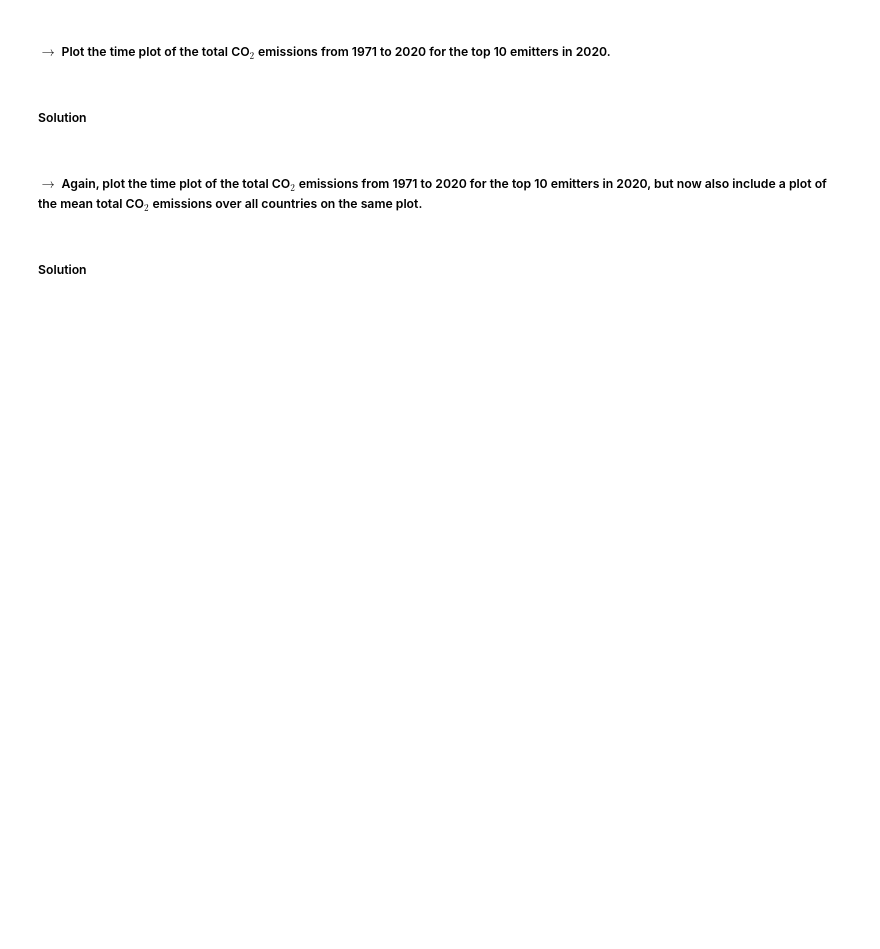
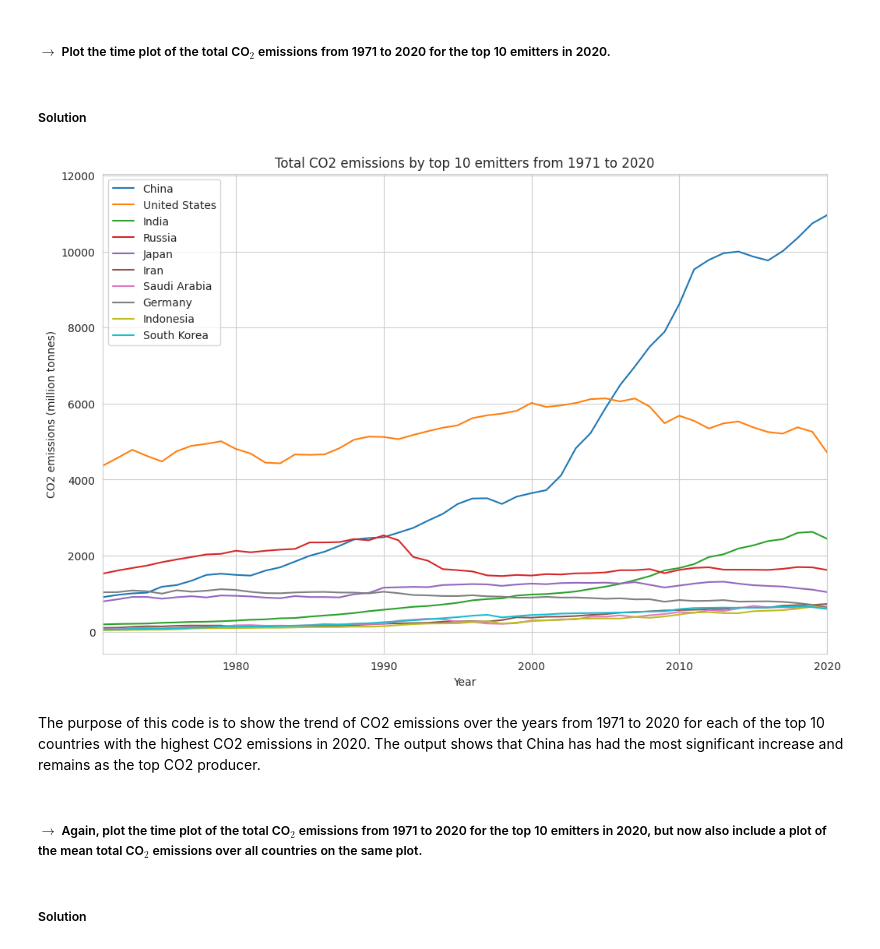
Before and after one commit to kiankhorrami/co2emissions, a Jupyter notebook: Kian_Khorrami_MATH_2315_Lab_1.ipynb, the cells around one changed output. Cells and saved outputs as stored; diff of their text form; code cells hidden in the pictures; blank space fills up the shorter version.

```diff
--- a/Kian_Khorrami_MATH_2315_Lab_1.ipynb
+++ b/Kian_Khorrami_MATH_2315_Lab_1.ipynb
@@ -103,6 +218,26 @@ df.head()
 ##### $\rightarrow$ Plot the time plot of the total CO$_2$ emissions from 1971 to 2020 for the top 10 emitters in 2020.
 # %% [markdown]
 ##### Solution
+# %%
+fig, ax = plt.subplots(figsize=(12, 8))
+
+top_emitters_2020 = df[df['year'] == 2020].sort_values('co2', ascending=False).head(10)
+
+for country in top_emitters_2020['country']:
+    data = df[(df['country'] == country)]
+    total_emissions = data.groupby('year')['co2'].sum()
+    ax.plot(total_emissions.index, total_emissions.values, label=country)
+
+ax.set_xlabel('Year')
+ax.set_ylabel('CO2 emissions (million tonnes)')
+ax.set_title('Total CO2 emissions by top 10 emitters from 1971 to 2020')
+ax.legend()
+plt.xlim(1971,2020)
+plt.show()
+# %% [output]
+[figure, added]
+# %% [markdown]
+The purpose of this code is to show the trend of CO2 emissions over the years from 1971 to 2020 for each of the top 10 countries with the highest CO2 emissions in 2020. The output shows that China has had the most significant increase and remains as the top CO2 producer.
 # %% [markdown]
 ##### $\rightarrow$ Again, plot the time plot of the total CO$_2$ emissions from 1971 to 2020 for the top 10 emitters in 2020, but now also include a plot of the mean total CO$_2$ emissions over all countries on the same plot.
 # %% [markdown]
```
Also changed, not shown: parts of 24 cells of this notebook.
